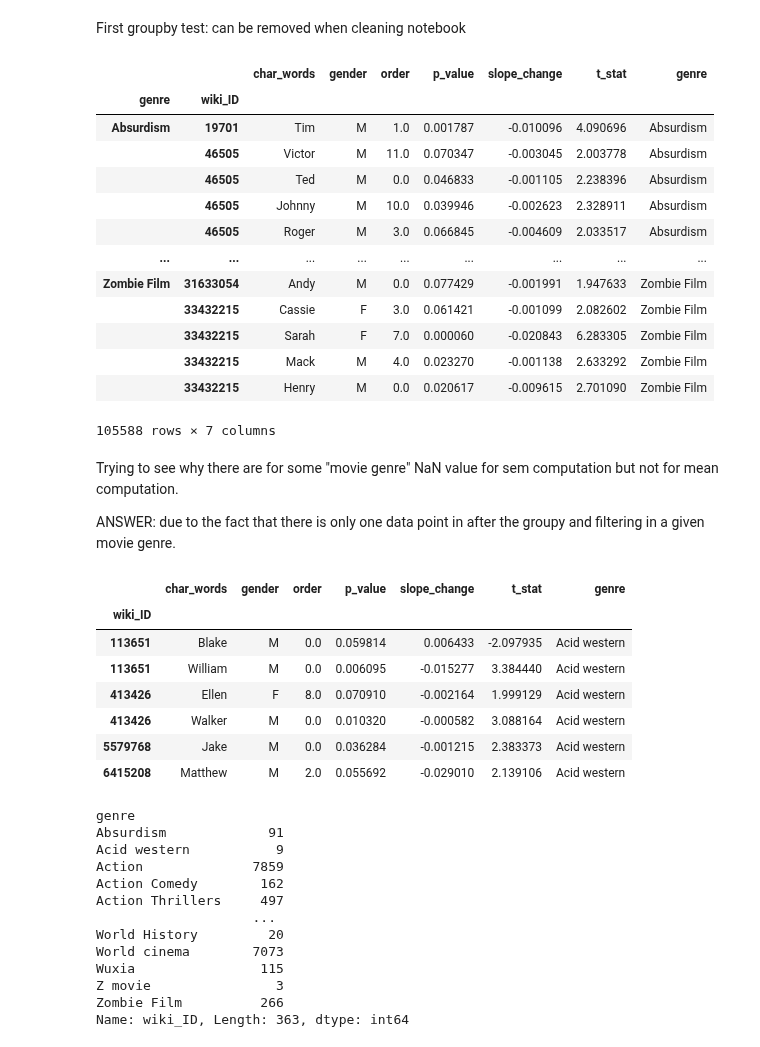
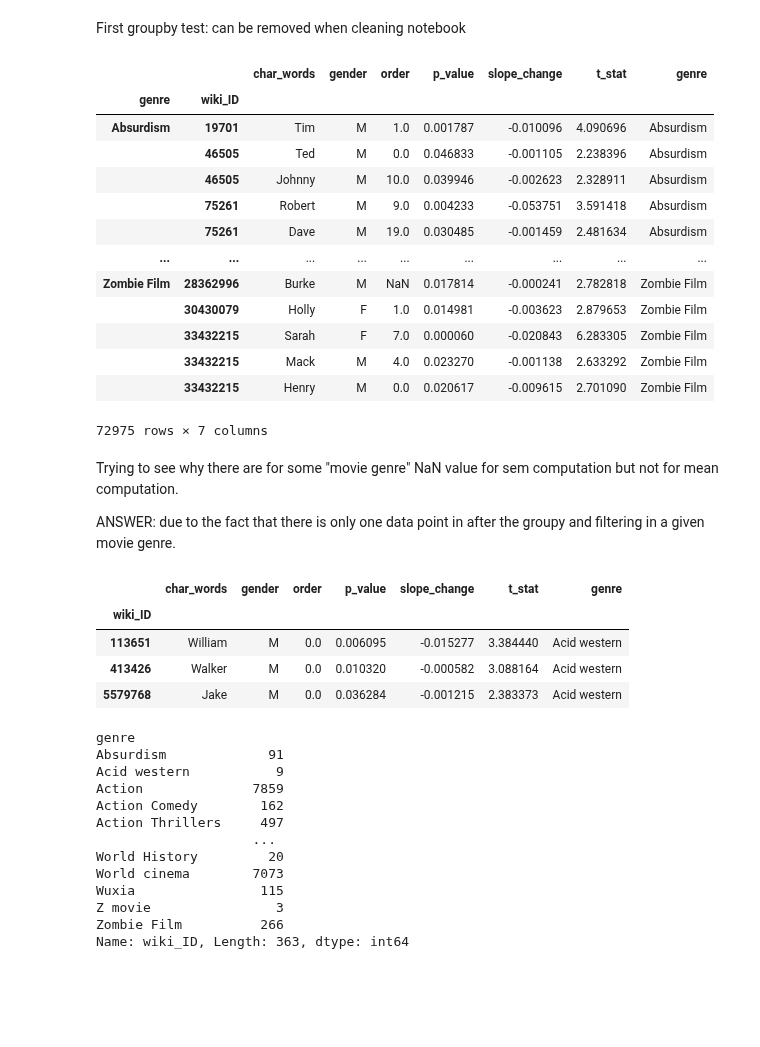
Before and after one commit to epfl-ada/ada-2023-project-abadakor, a Jupyter notebook: parallel_questions.ipynb, the cells around one changed output. Cells and saved outputs as stored; diff of their text form; code cells hidden in the pictures; blank space fills up the shorter version.

```diff
--- a/parallel_questions.ipynb
+++ b/parallel_questions.ipynb
@@ -28,6 +28,9 @@ display(name_by_movie_df)
 movie_genres_df = pd.read_csv(os.path.join(folder_processed_data_path, 'movie_genres_df.csv'))
 movie_genres_df.set_index(['wiki_ID'], inplace=True)
 display(movie_genres_df)
+
+# Selection of significance level
+alpha = 0.05
 # %% [output]
 |  | mov_name | year | month | revenue | numVotes | averageRating |
 | wiki_ID |  |  |  |  |  |  |
@@ -264,23 +267,23 @@ movie_genre_aggregate_df.reset_index().drop_duplicates(subset=['genre', 'wiki_ID
 # %% [markdown]
 First groupby test: can be removed when cleaning notebook
 # %%
-name_by_genre_significant_df = movie_genre_aggregate_df.groupby('genre').apply(lambda x: x[x['p_value'] < 0.1])
+name_by_genre_significant_df = movie_genre_aggregate_df.groupby('genre').apply(lambda x: x[x['p_value'] < alpha])
 display(name_by_genre_significant_df)
 # %% [output]
 |  |  | char_words | gender | order | p_value | slope_change | t_stat | genre |
 | genre | wiki_ID |  |  |  |  |  |  |  |
 | Absurdism | 19701 | Tim | M | 1.0 | 0.001787 | -0.010096 | 4.090696 | Absurdism |
-|  | 46505 | Victor | M | 11.0 | 0.070347 | -0.003045 | 2.003778 | Absurdism |
 |  | 46505 | Ted | M | 0.0 | 0.046833 | -0.001105 | 2.238396 | Absurdism |
 |  | 46505 | Johnny | M | 10.0 | 0.039946 | -0.002623 | 2.328911 | Absurdism |
-|  | 46505 | Roger | M | 3.0 | 0.066845 | -0.004609 | 2.033517 | Absurdism |
+|  | 75261 | Robert | M | 9.0 | 0.004233 | -0.053751 | 3.591418 | Absurdism |
+|  | 75261 | Dave | M | 19.0 | 0.030485 | -0.001459 | 2.481634 | Absurdism |
 | ... | ... | ... | ... | ... | ... | ... | ... | ... |
-| Zombie Film | 31633054 | Andy | M | 0.0 | 0.077429 | -0.001991 | 1.947633 | Zombie Film |
-|  | 33432215 | Cassie | F | 3.0 | 0.061421 | -0.001099 | 2.082602 | Zombie Film |
+| Zombie Film | 28362996 | Burke | M | NaN | 0.017814 | -0.000241 | 2.782818 | Zombie Film |
+|  | 30430079 | Holly | F | 1.0 | 0.014981 | -0.003623 | 2.879653 | Zombie Film |
 |  | 33432215 | Sarah | F | 7.0 | 0.000060 | -0.020843 | 6.283305 | Zombie Film |
 |  | 33432215 | Mack | M | 4.0 | 0.023270 | -0.001138 | 2.633292 | Zombie Film |
 |  | 33432215 | Henry | M | 0.0 | 0.020617 | -0.009615 | 2.701090 | Zombie Film |
-105588 rows × 7 columns
+72975 rows × 7 columns
 # %% [markdown]
 Trying to see why there are for some "movie genre" NaN value for sem computation but not for mean computation.
 
@@ -290,12 +293,9 @@ name_by_genre_significant_df.loc['Acid western']
 # %% [output]
 |  | char_words | gender | order | p_value | slope_change | t_stat | genre |
 | wiki_ID |  |  |  |  |  |  |  |
-| 113651 | Blake | M | 0.0 | 0.059814 | 0.006433 | -2.097935 | Acid western |
 | 113651 | William | M | 0.0 | 0.006095 | -0.015277 | 3.384440 | Acid western |
-| 413426 | Ellen | F | 8.0 | 0.070910 | -0.002164 | 1.999129 | Acid western |
 | 413426 | Walker | M | 0.0 | 0.010320 | -0.000582 | 3.088164 | Acid western |
 | 5579768 | Jake | M | 0.0 | 0.036284 | -0.001215 | 2.383373 | Acid western |
-| 6415208 | Matthew | M | 2.0 | 0.055692 | -0.029010 | 2.139106 | Acid western |
 # %%
 # Try to compute number of film per genre
 display(movie_genre_aggregate_df.reset_index().groupby('genre')['wiki_ID'].nunique())
```
Also changed, not shown: parts of 8 cells of this notebook, 5 other files.
